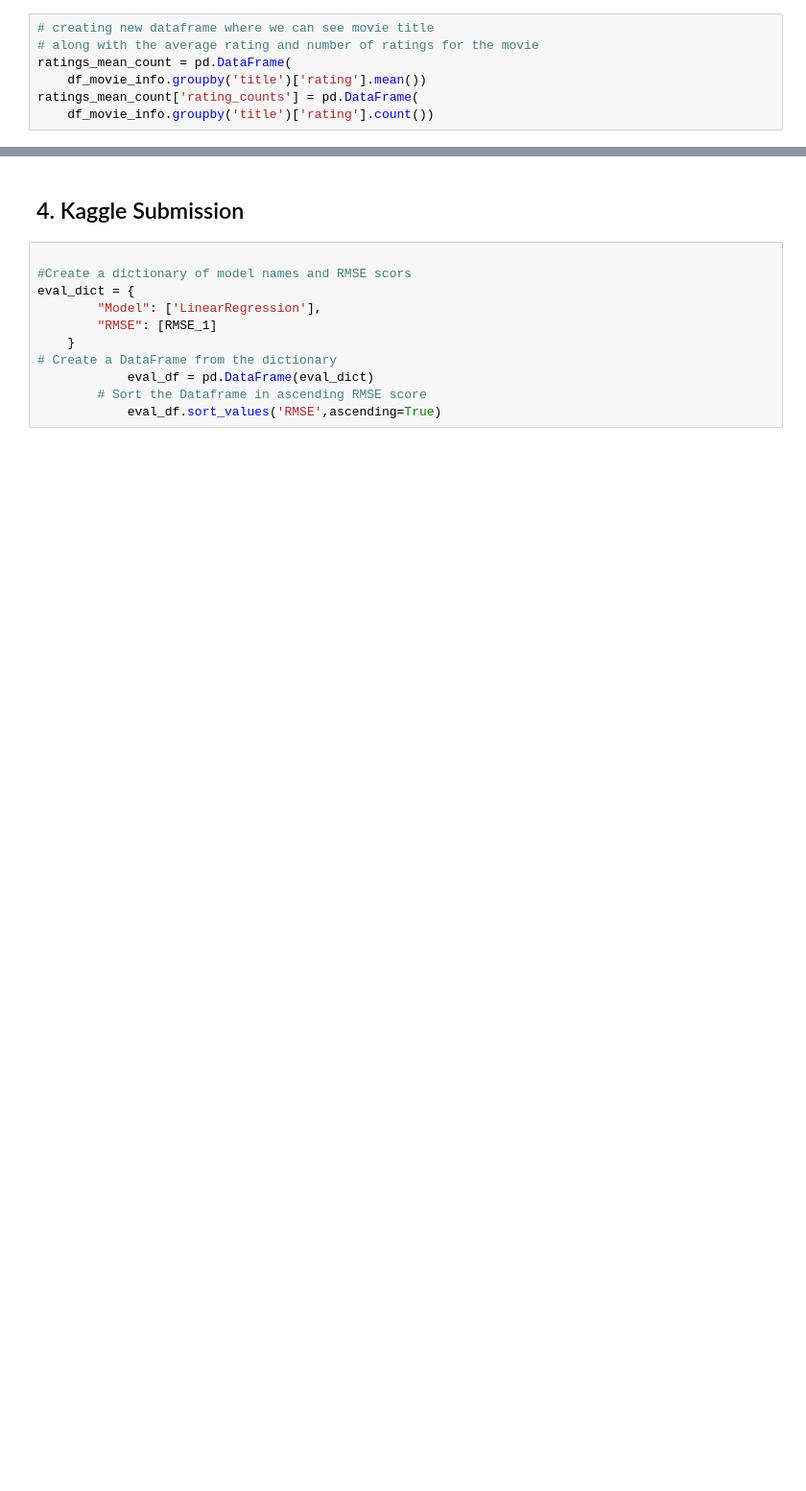
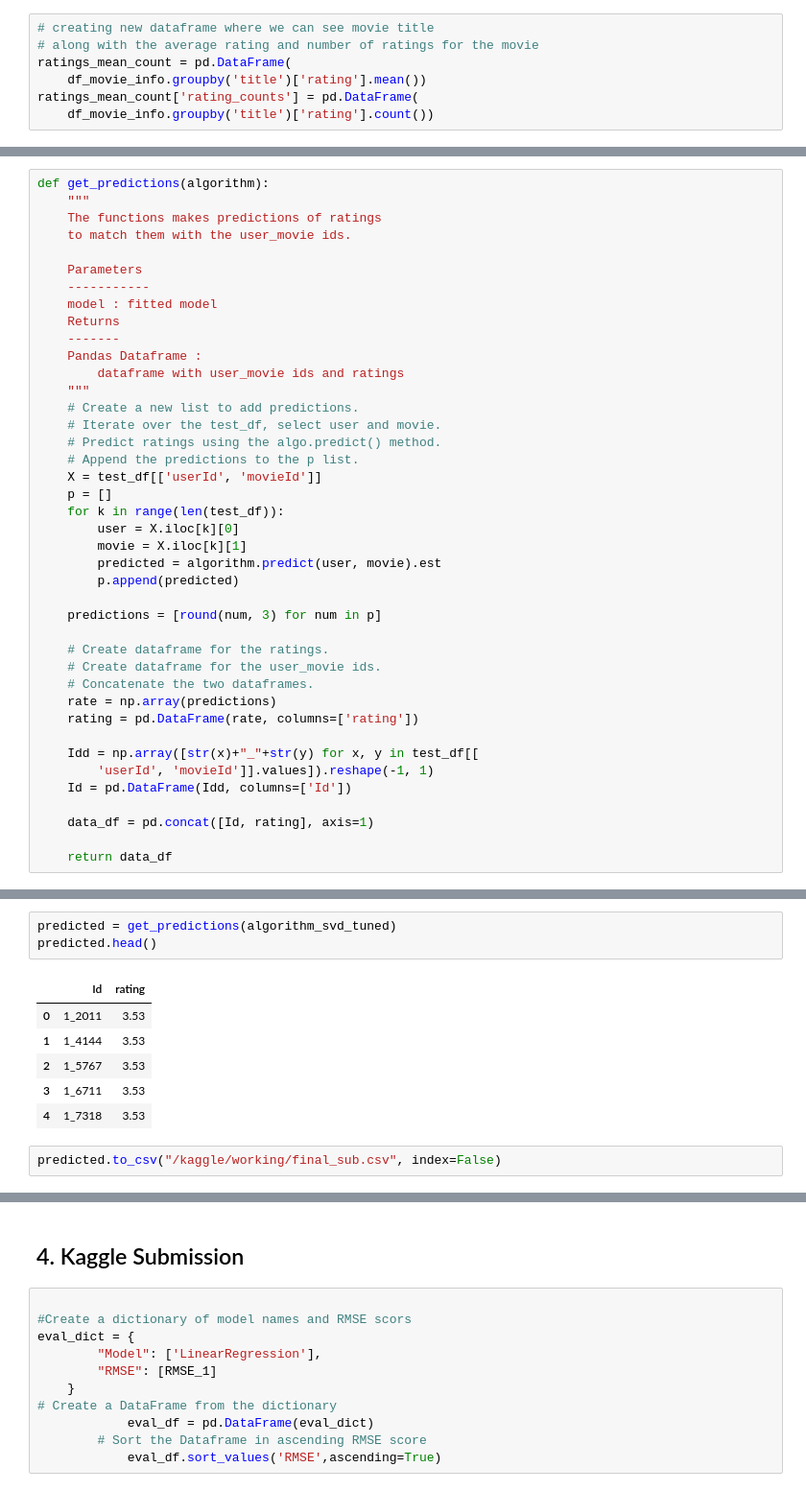
Before and after one commit to Leham-Greeves/JS7_Notebook_Reprository, a Jupyter notebook: unsupervised_learning_notebook.ipynb, the cells around one changed output, grey strips where cells are left out. Shown at 96% size. Drawn from its saved outputs; the diff is of its cells as text; blank space fills up the shorter version.

```diff
--- a/unsupervised_learning_notebook.ipynb
+++ b/unsupervised_learning_notebook.ipynb
@@ -975,0 +1120,41 @@ NameError: name 'Reader' is not defined
+# %%
+def get_predictions(algorithm):
+    """
+    The functions makes predictions of ratings
+    to match them with the user_movie ids.
+
+    Parameters
+    -----------
+    model : fitted model
+    Returns
+    -------
+    Pandas Dataframe :
+        dataframe with user_movie ids and ratings
+    """
+    # Create a new list to add predictions.
+    # Iterate over the test_df, select user and movie.
+    # Predict ratings using the algo.predict() method.
+    # Append the predictions to the p list.
+    X = test_df[['userId', 'movieId']]
+    p = []
+    for k in range(len(test_df)):
+        user = X.iloc[k][0]
+        movie = X.iloc[k][1]
+        predicted = algorithm.predict(user, movie).est
+        p.append(predicted)
+
+    predictions = [round(num, 3) for num in p]
+
+    # Create dataframe for the ratings.
+    # Create dataframe for the user_movie ids.
+    # Concatenate the two dataframes.
+    rate = np.array(predictions)
+    rating = pd.DataFrame(rate, columns=['rating'])
+
+    Idd = np.array([str(x)+"_"+str(y) for x, y in test_df[[
+        'userId', 'movieId']].values]).reshape(-1, 1)
+    Id = pd.DataFrame(Idd, columns=['Id'])
+
+    data_df = pd.concat([Id, rating], axis=1)
+
+    return data_df
@@ -975,0 +1170,12 @@ NameError: name 'Reader' is not defined
+# %%
+predicted = get_predictions(algorithm_svd_tuned)
+predicted.head()
+# %% [output]
+|  | Id | rating |
+| 0 | 1_2011 | 3.53 |
+| 1 | 1_4144 | 3.53 |
+| 2 | 1_5767 | 3.53 |
+| 3 | 1_6711 | 3.53 |
+| 4 | 1_7318 | 3.53 |
+# %%
+predicted.to_csv("/kaggle/working/final_sub.csv", index=False)
```
Also changed, not shown: parts of 142 cells of this notebook, 1 other file.
